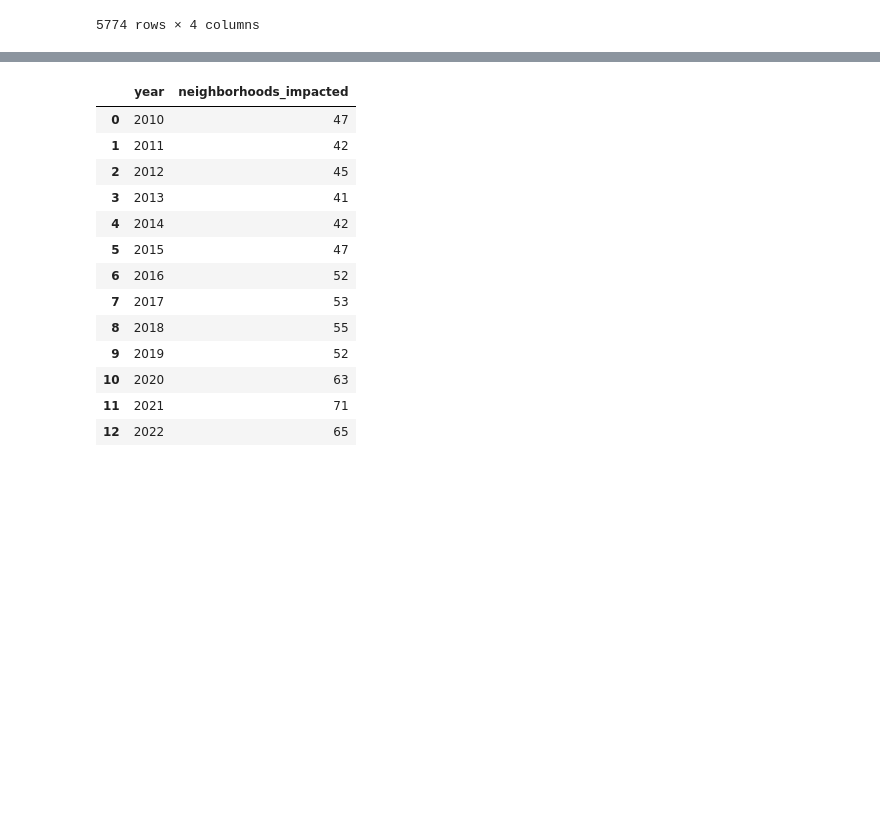
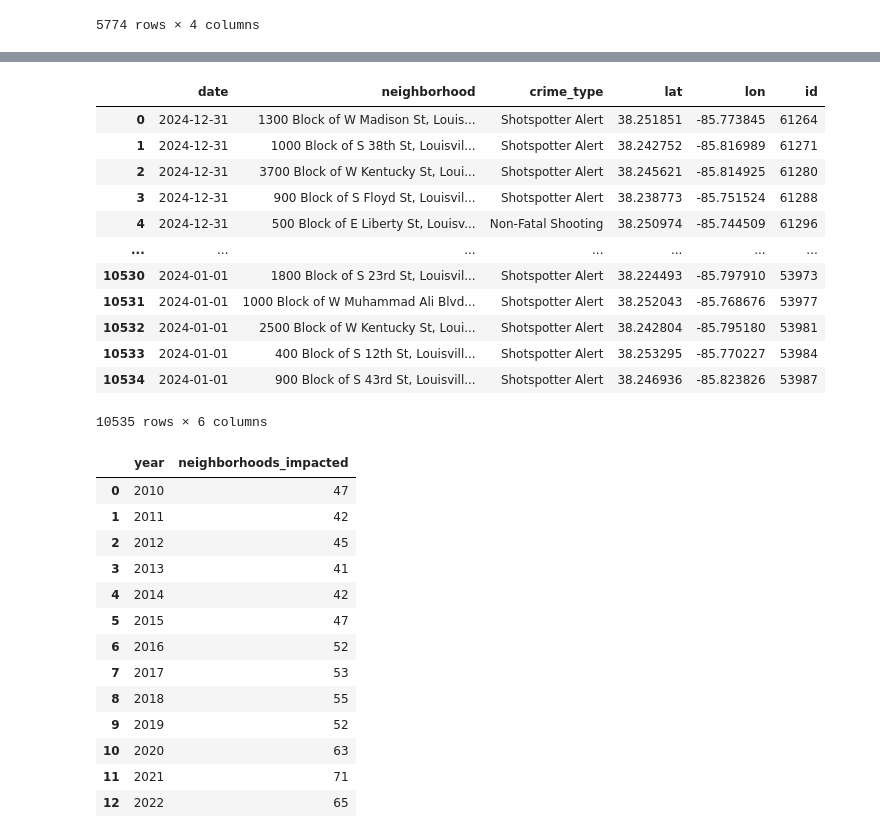
Before and after one commit to dmorton714/db_migration, a Jupyter notebook: dataPortion/notebook/notebook.ipynb, the cells around one changed output, grey strips where cells are left out. Cells and saved outputs as stored; diff of their text form; code cells hidden in the pictures; blank space fills up the shorter version.

```diff
--- a/dataPortion/notebook/notebook.ipynb
+++ b/dataPortion/notebook/notebook.ipynb
@@ -396,3 +414,35 @@ nei
+# %%
+map = query("""
+SELECT
+    c.Date AS date,
+    a.Address AS neighborhood,
+    c.Crime_Type AS crime_type,
+    g.Latitude AS lat,
+    g.Longitude AS lon,
+    c.ObjectId AS id
+FROM CaseInfo c
+LEFT JOIN Address a
+    ON c.ObjectId = a.ObjectId
+LEFT JOIN Geo g
+    ON c.ObjectId = g.ObjectId
+WHERE strftime('%Y', c.Date) = '2024'
+ORDER BY c.Date DESC;
+            """)
+map
+# %% [output]
+|  | date | neighborhood | crime_type | lat | lon | id |
+| 0 | 2024-12-31 | 1300 Block of W Madison St, Louis... | Shotspotter Alert | 38.251851 | -85.773845 | 61264 |
+| 1 | 2024-12-31 | 1000 Block of S 38th St, Louisvil... | Shotspotter Alert | 38.242752 | -85.816989 | 61271 |
+| 2 | 2024-12-31 | 3700 Block of W Kentucky St, Loui... | Shotspotter Alert | 38.245621 | -85.814925 | 61280 |
+| 3 | 2024-12-31 | 900 Block of S Floyd St, Louisvil... | Shotspotter Alert | 38.238773 | -85.751524 | 61288 |
+| 4 | 2024-12-31 | 500 Block of E Liberty St, Louisv... | Non-Fatal Shooting | 38.250974 | -85.744509 | 61296 |
+| ... | ... | ... | ... | ... | ... | ... |
+| 10530 | 2024-01-01 | 1800 Block of S 23rd St, Louisvil... | Shotspotter Alert | 38.224493 | -85.797910 | 53973 |
+| 10531 | 2024-01-01 | 1000 Block of W Muhammad Ali Blvd... | Shotspotter Alert | 38.252043 | -85.768676 | 53977 |
+| 10532 | 2024-01-01 | 2500 Block of W Kentucky St, Loui... | Shotspotter Alert | 38.242804 | -85.795180 | 53981 |
+| 10533 | 2024-01-01 | 400 Block of S 12th St, Louisvill... | Shotspotter Alert | 38.253295 | -85.770227 | 53984 |
+| 10534 | 2024-01-01 | 900 Block of S 43rd St, Louisvill... | Shotspotter Alert | 38.246936 | -85.823826 | 53987 |
+10535 rows × 6 columns
 # %%
 nei = query("""
 SELECT
```
Also changed, not shown: parts of 1 cell of this notebook, 10 other files.
